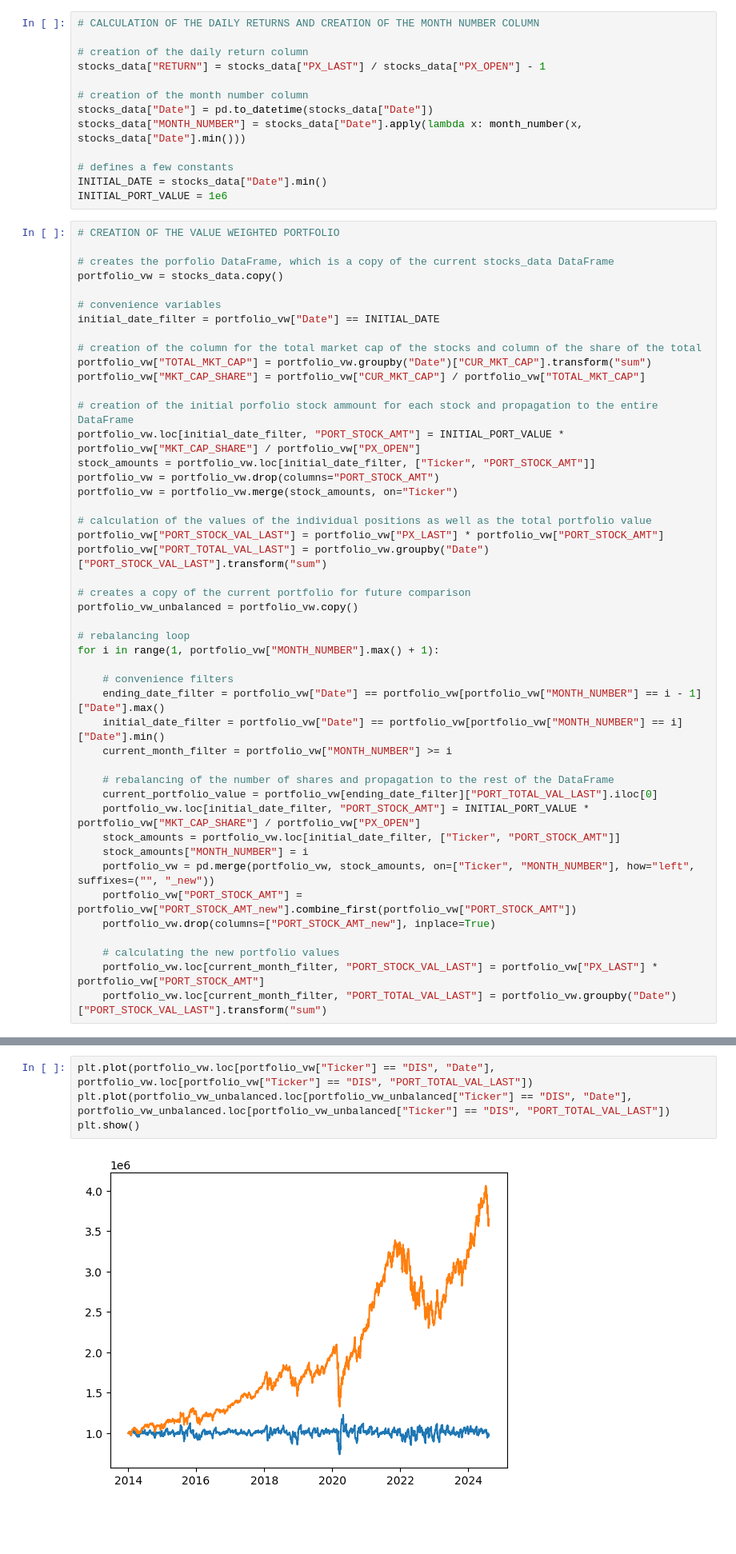
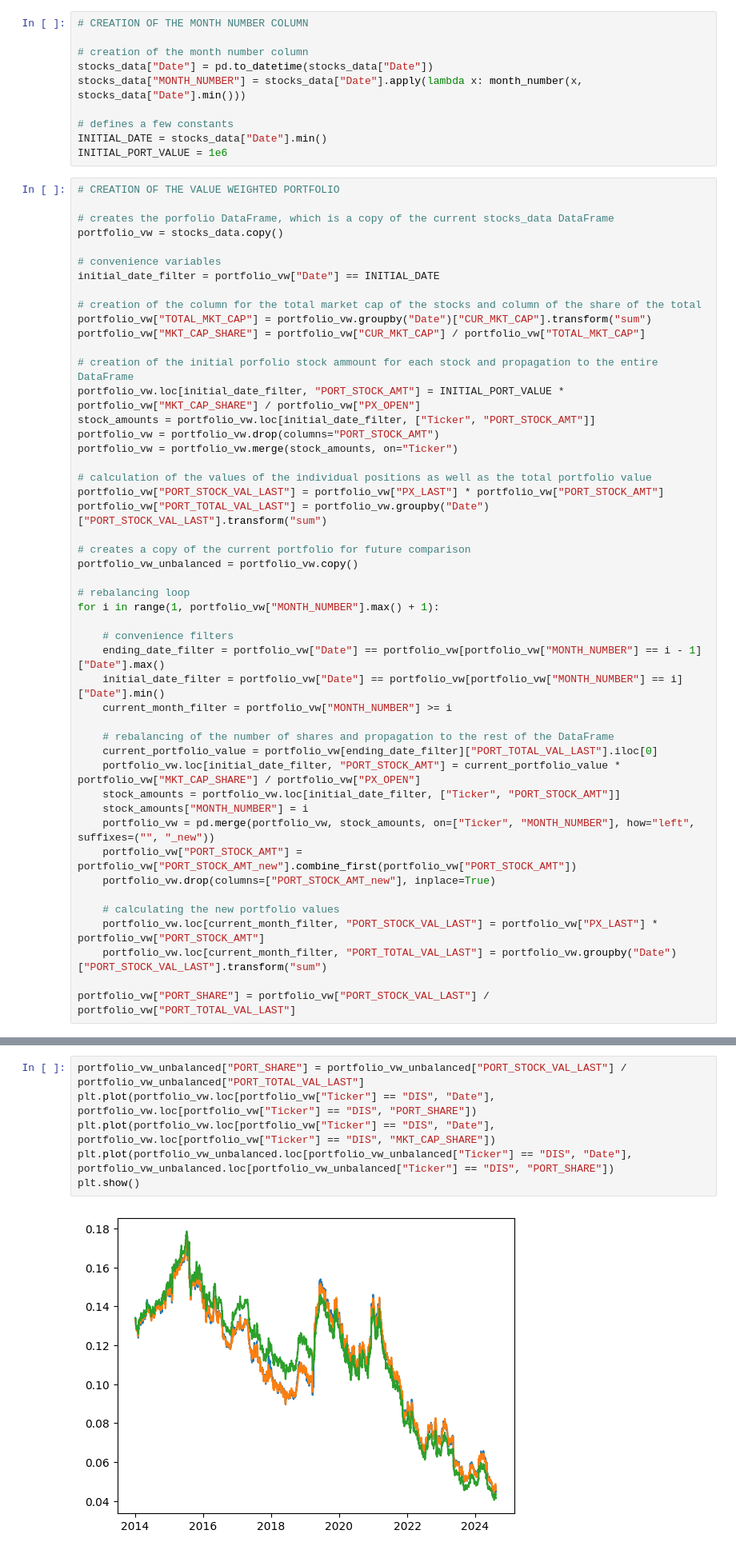
Before and after one commit to williankal/quant_fin, a Jupyter notebook: project-1/part-A.ipynb, the cells around one changed output, grey strips where cells are left out. Shown at 80% size. Saved outputs shown, nothing was run; the diff lists cells and outputs as text; blank space fills up the shorter version.

Commit message:
1.A: portfolio valu weighted feito, resultado corrigido

```diff
--- a/project-1/part-A.ipynb
+++ b/project-1/part-A.ipynb
@@ -41,10 +41,7 @@ incomplete_stocks = stocks_data["Ticker"].value_counts()
 incomplete_stocks = incomplete_stocks[incomplete_stocks < incomplete_stocks.max()]
 stocks_data = stocks_data[~stocks_data["Ticker"].isin(incomplete_stocks.index)]
 # %%
-# CALCULATION OF THE DAILY RETURNS AND CREATION OF THE MONTH NUMBER COLUMN
-
-# creation of the daily return column
-stocks_data["RETURN"] = stocks_data["PX_LAST"] / stocks_data["PX_OPEN"] - 1
+# CREATION OF THE MONTH NUMBER COLUMN
 
 # creation of the month number column
 stocks_data["Date"] = pd.to_datetime(stocks_data["Date"])
@@ -89,7 +86,7 @@ for i in range(1, portfolio_vw["MONTH_NUMBER"].max() + 1):
 
     # rebalancing of the number of shares and propagation to the rest of the DataFrame
     current_portfolio_value = portfolio_vw[ending_date_filter]["PORT_TOTAL_VAL_LAST"].iloc[0]
-    portfolio_vw.loc[initial_date_filter, "PORT_STOCK_AMT"] = INITIAL_PORT_VALUE * portfolio_vw["MKT_CAP_SHARE"] / portfolio_vw["PX_OPEN"]
+    portfolio_vw.loc[initial_date_filter, "PORT_STOCK_AMT"] = current_portfolio_value * portfolio_vw["MKT_CAP_SHARE"] / portfolio_vw["PX_OPEN"]
     stock_amounts = portfolio_vw.loc[initial_date_filter, ["Ticker", "PORT_STOCK_AMT"]]
     stock_amounts["MONTH_NUMBER"] = i
     portfolio_vw = pd.merge(portfolio_vw, stock_amounts, on=["Ticker", "MONTH_NUMBER"], how="left", suffixes=("", "_new"))
@@ -99,3 +96,5 @@ for i in range(1, portfolio_vw["MONTH_NUMBER"].max() + 1):
     # calculating the new portfolio values
     portfolio_vw.loc[current_month_filter, "PORT_STOCK_VAL_LAST"] = portfolio_vw["PX_LAST"] * portfolio_vw["PORT_STOCK_AMT"]
     portfolio_vw.loc[current_month_filter, "PORT_TOTAL_VAL_LAST"] = portfolio_vw.groupby("Date")["PORT_STOCK_VAL_LAST"].transform("sum")
+
+portfolio_vw["PORT_SHARE"] = portfolio_vw["PORT_STOCK_VAL_LAST"] / portfolio_vw["PORT_TOTAL_VAL_LAST"]
@@ -118,6 +101,8 @@ portfolio_vw[portfolio_vw["Ticker"] == "DIS"]
 # %%
-plt.plot(portfolio_vw.loc[portfolio_vw["Ticker"] == "DIS", "Date"], portfolio_vw.loc[portfolio_vw["Ticker"] == "DIS", "PORT_TOTAL_VAL_LAST"])
-plt.plot(portfolio_vw_unbalanced.loc[portfolio_vw_unbalanced["Ticker"] == "DIS", "Date"], portfolio_vw_unbalanced.loc[portfolio_vw_unbalanced["Ticker"] == "DIS", "PORT_TOTAL_VAL_LAST"])
+portfolio_vw_unbalanced["PORT_SHARE"] = portfolio_vw_unbalanced["PORT_STOCK_VAL_LAST"] / portfolio_vw_unbalanced["PORT_TOTAL_VAL_LAST"]
+plt.plot(portfolio_vw.loc[portfolio_vw["Ticker"] == "DIS", "Date"], portfolio_vw.loc[portfolio_vw["Ticker"] == "DIS", "PORT_SHARE"])
+plt.plot(portfolio_vw.loc[portfolio_vw["Ticker"] == "DIS", "Date"], portfolio_vw.loc[portfolio_vw["Ticker"] == "DIS", "MKT_CAP_SHARE"])
+plt.plot(portfolio_vw_unbalanced.loc[portfolio_vw_unbalanced["Ticker"] == "DIS", "Date"], portfolio_vw_unbalanced.loc[portfolio_vw_unbalanced["Ticker"] == "DIS", "PORT_SHARE"])
 plt.show()
 # %% [output]
-[figure, old version]
+[figure, new version]
```
Also changed, not shown: parts of 2 cells of this notebook.
